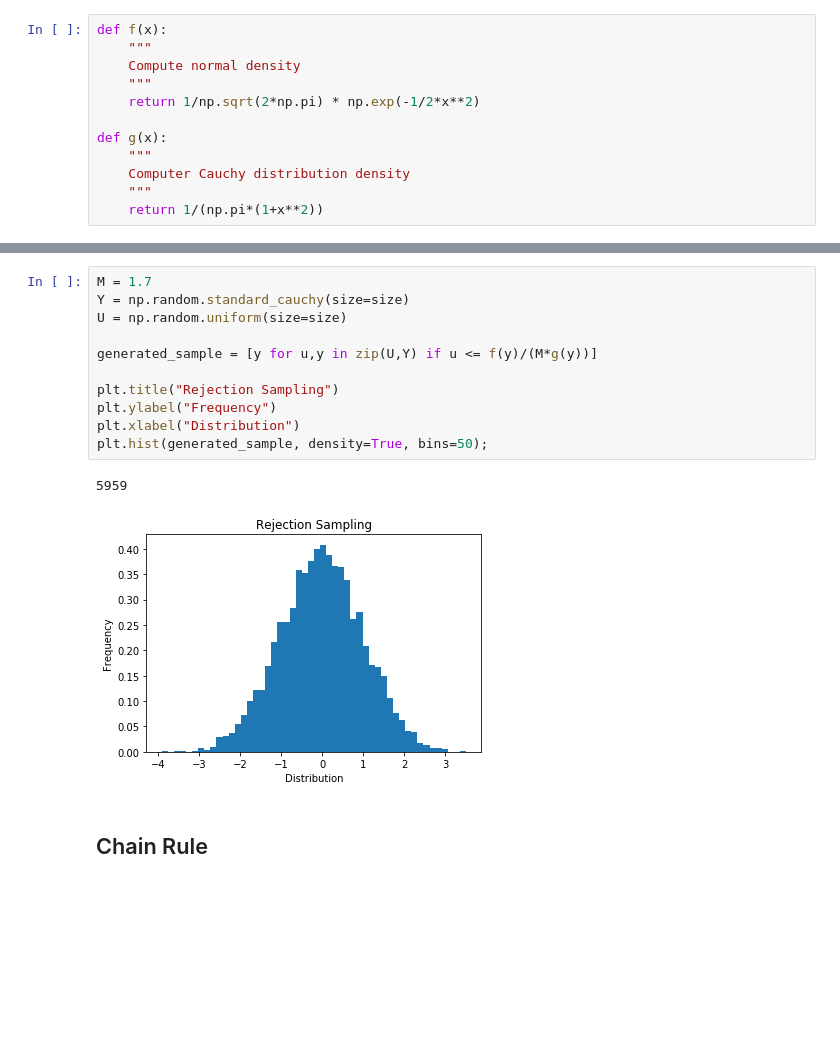
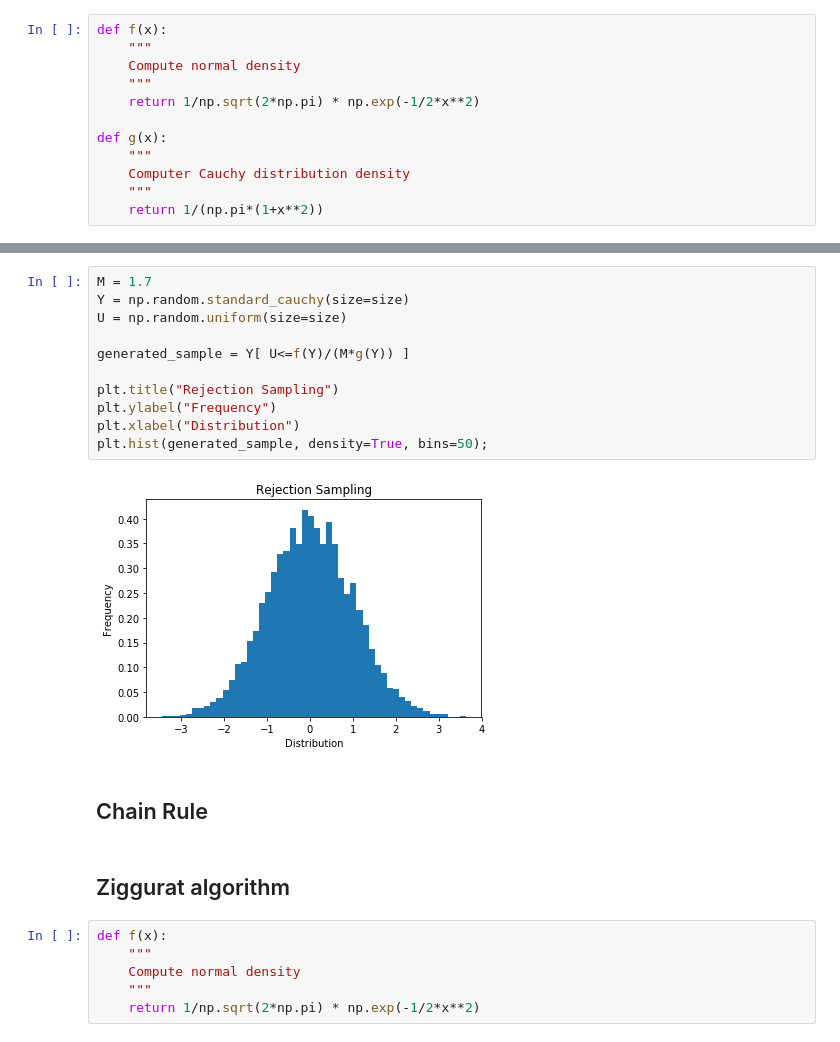
Before and after one commit to Tuxae/Monte-Carlo, a Jupyter notebook: 01-Simulation of Non-Uniform distribution.ipynb, the cells around one changed output, grey strips where cells are left out. Drawn from its saved outputs; the diff is of its cells as text; blank space fills up the shorter version.

```diff
--- a/01-Simulation of Non-Uniform distribution.ipynb
+++ b/01-Simulation of Non-Uniform distribution.ipynb
@@ -57,16 +82,23 @@ def g(x):
 # %%
 M = 1.7
 Y = np.random.standard_cauchy(size=size)
 U = np.random.uniform(size=size)
 
-generated_sample = [y for u,y in zip(U,Y) if u <= f(y)/(M*g(y))]
+generated_sample = Y[ U<=f(Y)/(M*g(Y)) ]
 
 plt.title("Rejection Sampling")
 plt.ylabel("Frequency")
 plt.xlabel("Distribution")
 plt.hist(generated_sample, density=True, bins=50);
 # %% [output]
-5959
-[figure, old version]
+[figure, new version]
 # %% [markdown]
 ## Chain Rule
+# %% [markdown]
+## Ziggurat algorithm
+# %%
+def f(x):
+    """
+    Compute normal density
+    """
+    return 1/np.sqrt(2*np.pi) * np.exp(-1/2*x**2)
```
Also changed, not shown: parts of 19 cells of this notebook, 1 other file.
